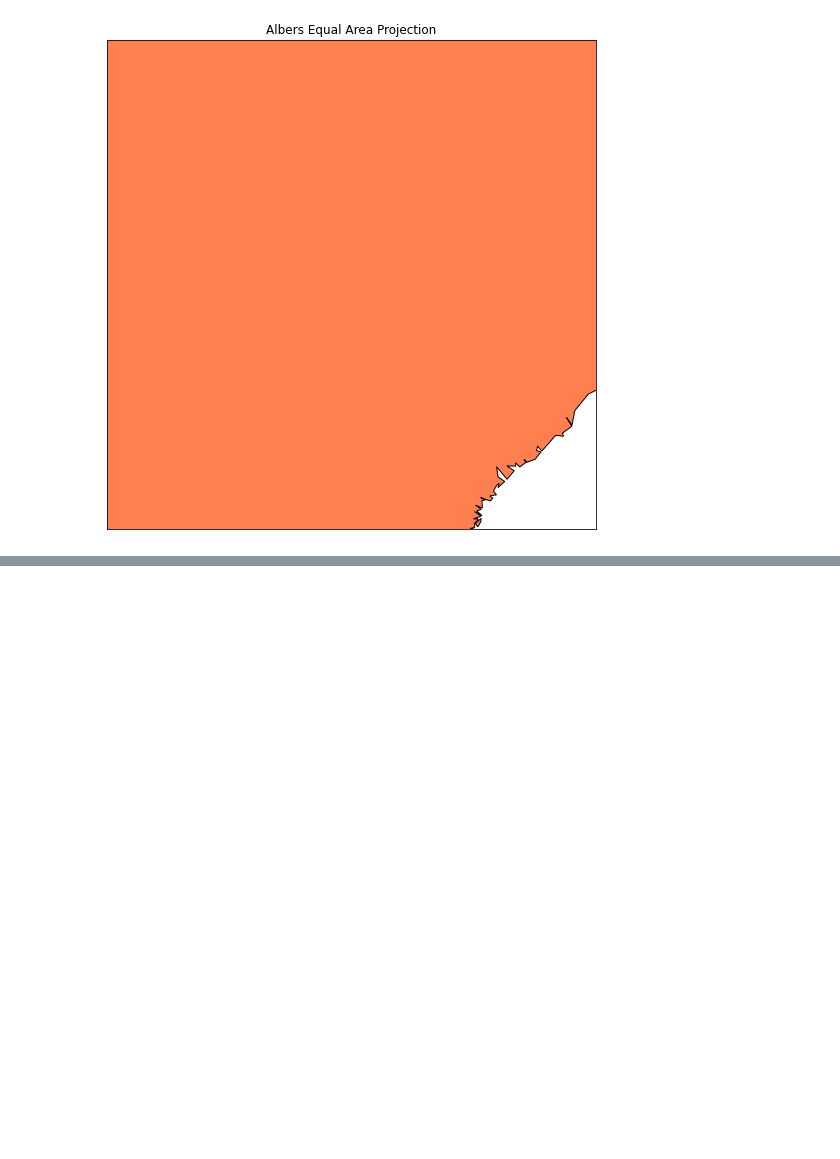
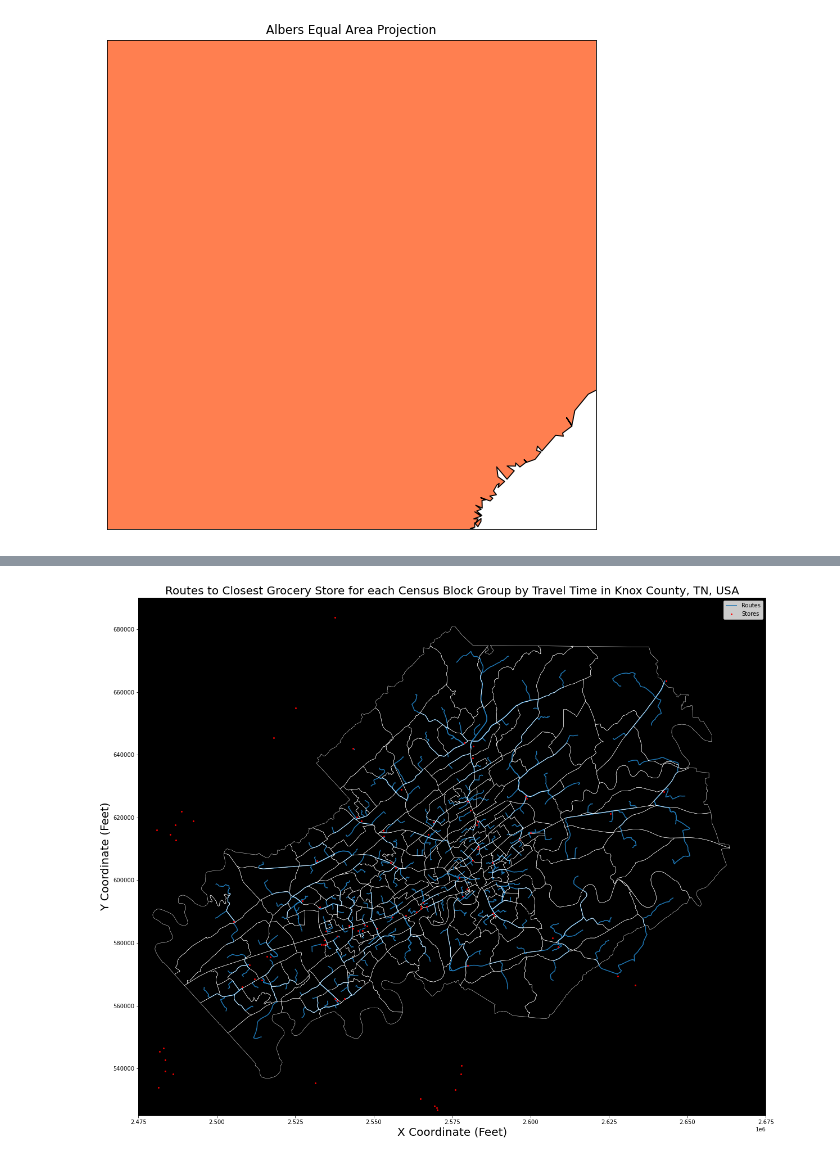
Before and after one commit to jimmy-feng/hagerstrand, a Jupyter notebook: docs/notebooks/SafeGraph-Copy1.ipynb, the cells around one changed output, grey strips where cells are left out. Saved outputs shown, nothing was run; the diff lists cells and outputs as text; code cells hidden in the pictures; blank space fills up the shorter version.

```diff
--- a/docs/notebooks/SafeGraph-Copy1.ipynb
+++ b/docs/notebooks/SafeGraph-Copy1.ipynb
@@ -394,0 +233,4 @@ all_oh_data.head()
+# %%
+shortestpaths = gpd.read_file("../../examples/data/shortest_paths.shp")
+shortestpaths = shortestpaths.to_crs({'init': "epsg:6576"})
+shortestpaths.head(5)
@@ -394,0 +244,23 @@ all_oh_data.head()
+# %%
+# Plot the connecting links between buildings and stops and color them based on distance
+fig, ax = plt.subplots(figsize=(20,20))
+shortestpaths.plot(ax=ax, label="Routes")
+poly.geometry.boundary.plot(color=None, edgecolor='w', linewidth=0.5, ax=ax)
+#points.plot(ax=ax, color='yellow', markersize=1, alpha=0.7)
+stores.plot(ax=ax, markersize=4, marker='o', color='red', alpha=0.9, zorder=3, label="Stores")
+ax.legend()
+plt.ylim([525000,690000])
+plt.xlim([2475000,2675000])
+# Zoom closer
+#ax.set_xlim([-84.3, -83.6])
+#ax.set_ylim([35.75, 36.28])
+
+# Set map background color to black, which helps with contrast
+ax.set_facecolor('black')
+
+plt.title("Routes to Closest Grocery Store for each Census Block Group by Travel Time in Knox County, TN, USA", fontsize=20)
+plt.xlabel("X Coordinate (Feet)", fontsize=20)
+plt.ylabel("Y Coordinate (Feet)", fontsize=20)
+plt.savefig("../../examples/visuals/routestoremap.jpeg")
+# %% [output]
+[figure, added]
```
Also changed, not shown: parts of 59 cells of this notebook, 19 other files.
